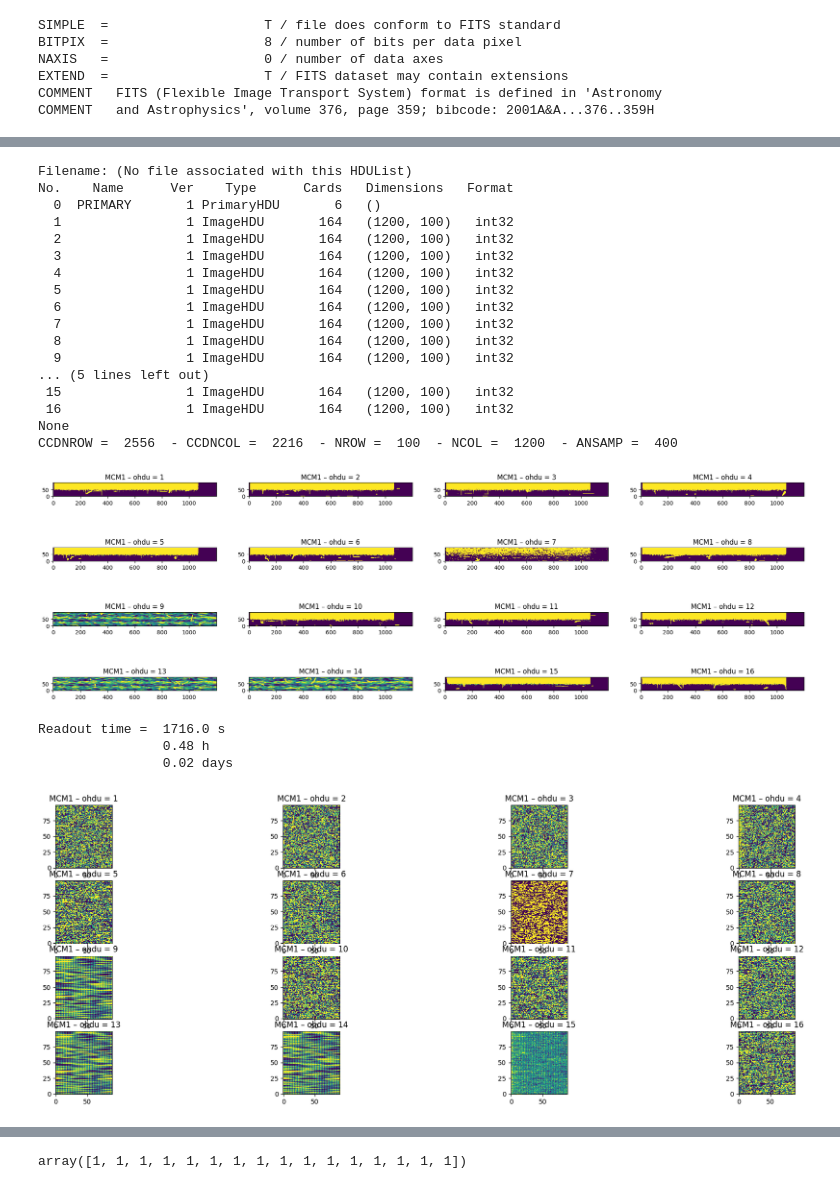
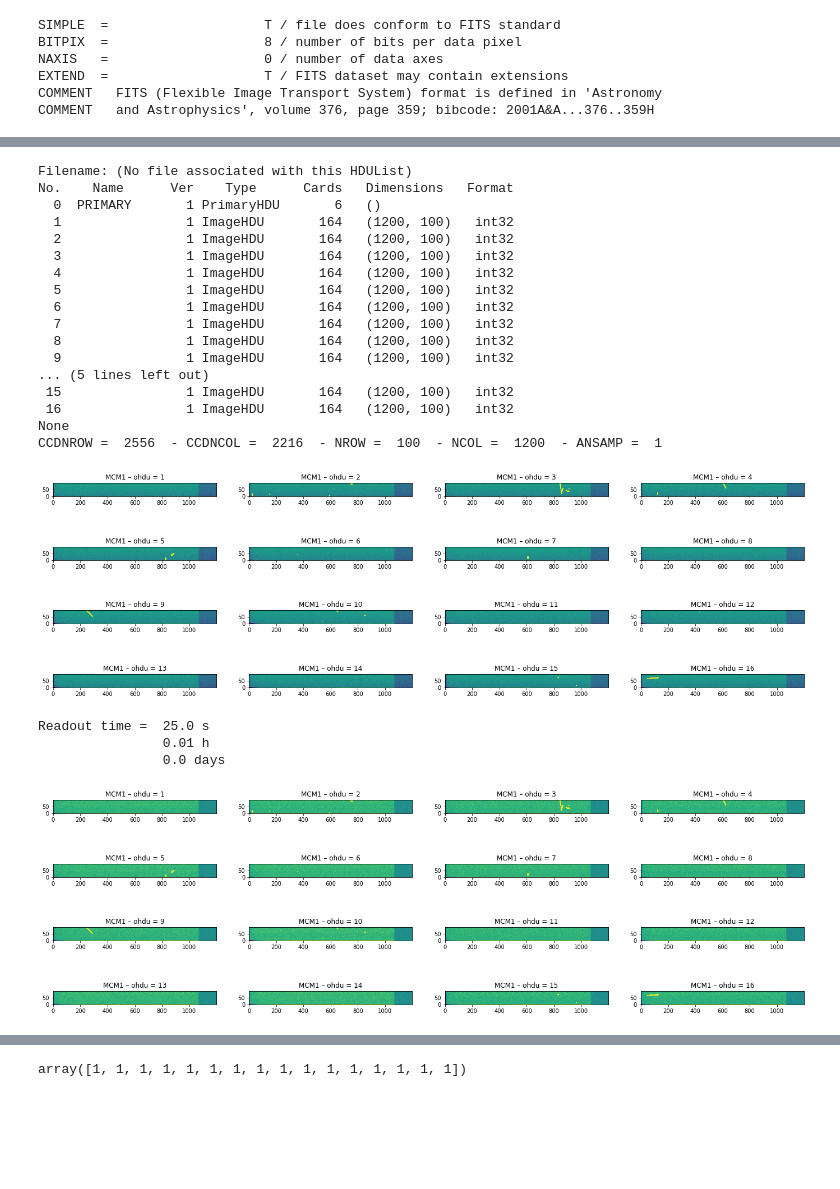
Before and after one commit to maumtzmon/ClasesPy, a Jupyter notebook: 60 - MCM Test/AnaMCM_CONNIE.ipynb, the cells around one changed output, grey strips where cells are left out. Drawn from its saved outputs; the diff is of its cells as text; code cells hidden in the pictures; blank space fills up the shorter version.

```diff
--- a/60 - MCM Test/AnaMCM_CONNIE.ipynb
+++ b/60 - MCM Test/AnaMCM_CONNIE.ipynb
@@ -61,14 +63,15 @@ def GetSingleCCDImage(hdul,LTA_channel,ColInit,NCOL,step,NrOfMCMs):
 	DeMuxedImage=MuxedImage[:, indexCol]
 	return DeMuxedImage #return demuxed image
 # %%
-filePath='/home/oem/datosFits/mcm_data/ansamp/'
+filePath='/home/mauricio/datosFits/mcm_data/ansamp/'
 #fileName='mcm029_test__ANSAMP25_full_34.fz'
-fileName='barrido_ANSAMP_exp_1s_ignorando_2muestras_ANSAMP400_27.fz'
-#fileName='barrido_ANSAMP_exp_1s_ignorando_2muestras_ANSAMP20_20.fz'
+fileName='barrido_ANSAMP_exp_1s_ignorando_2muestras_ANSAMP1_18.fz'
+#fileName='barrido_ANSAMP_exp_1s_ignorando_2muestras_ANSAMP100_24.fz'
 h=fits.open(filePath+fileName)
 h.info()
 #Get some header values
 ANSAMP=int(h[1].header['ANSAMP'])
 NCOL=int(h[1].header['NCOL'])
 print(ANSAMP,NCOL)
+dictPo={}
 # %% [output]
@@ -200,7 +203,7 @@ No.    Name      Ver    Type      Cards   Dimensions   Format
  15                1 ImageHDU       164   (1200, 100)   int32
  16                1 ImageHDU       164   (1200, 100)   int32
 None
-CCDNROW =  2556  - CCDNCOL =  2216  - NROW =  100  - NCOL =  1200  - ANSAMP =  400
+CCDNROW =  2556  - CCDNCOL =  2216  - NROW =  100  - NCOL =  1200  - ANSAMP =  1
 # %%
 nCCDs=16
 
@@ -214,7 +217,7 @@ for i in range(nCCDs):
     plt.imshow(hm[i+1].data[:,:]-np.median(hm[i+1].data), vmin=-50, vmax=50)
     plt.title('MCM1 – ohdu = {:d}'.format(i+1))
 # %% [output]
-[figure, old version]
+[figure, new version]
 # %%
 # header info
 #print(hm[1].header["DATEEND"],hm[1].header["DATESTART"])
@@ -226,9 +229,9 @@ print("Readout time = ", readout_time, "s")
 print("               ", round(readout_time/3600,2), "h")
 print("               ", round(readout_time/86400,3), "days")
 # %% [output]
-Readout time =  1716.0 s
-                0.48 h
-                0.02 days
+Readout time =  25.0 s
+                0.01 h
+                0.0 days
 # %%
 # ------------------------------------------------------------------------------
 #
@@ -262,17 +265,17 @@ doPlot=1
 baseline = Baseline(hm, overscan_mask, MCMNro, nCCDs, doPlot, pdfname)  #Evolucion del Base Line
 #
 # %%
-hmb = hm                    #se sobre escribe el dato,
+hmb = np.copy(hm)                   #se sobre escribe el dato,
 for i in range(nCCDs):      #el valor de la imagen sera el de la imagen cruda menos la mediana
-    hmb[i+1].data = hm[i+1].data.astype('float64') - np.median(hm[i+1].data[overscan_mask], axis=1, keepdims=True)
+    hmb[i+1].data = (hm[i+1].data.astype('float64') - np.median(hm[i+1].data[overscan_mask], axis=1, keepdims=True))/int(ANSAMP)
 # %%
 plt.figure(figsize=(24,8))
 for i in range(16):
     plt.subplot(4,4,i+1)
-    plt.imshow(hmb[i+1].data[overscan_mask], vmin=-50, vmax=50)    #Plot de cada imagen en un rango de -500 a 500 ADUS
+    plt.imshow(hmb[i+1].data, vmin=-50, vmax=50)    #Plot de cada imagen en un rango de -500 a 500 ADUS
     plt.title('MCM1 – ohdu = {:d}'.format(i+1))
 # %% [output]
-[figure, old version]
+[figure, new version]
 # %%
 ohdusOK = np.zeros((16,), dtype=int)
 plt.figure(figsize=(16,16))
```
Also changed, not shown: parts of 27 cells of this notebook, 1 other file.
